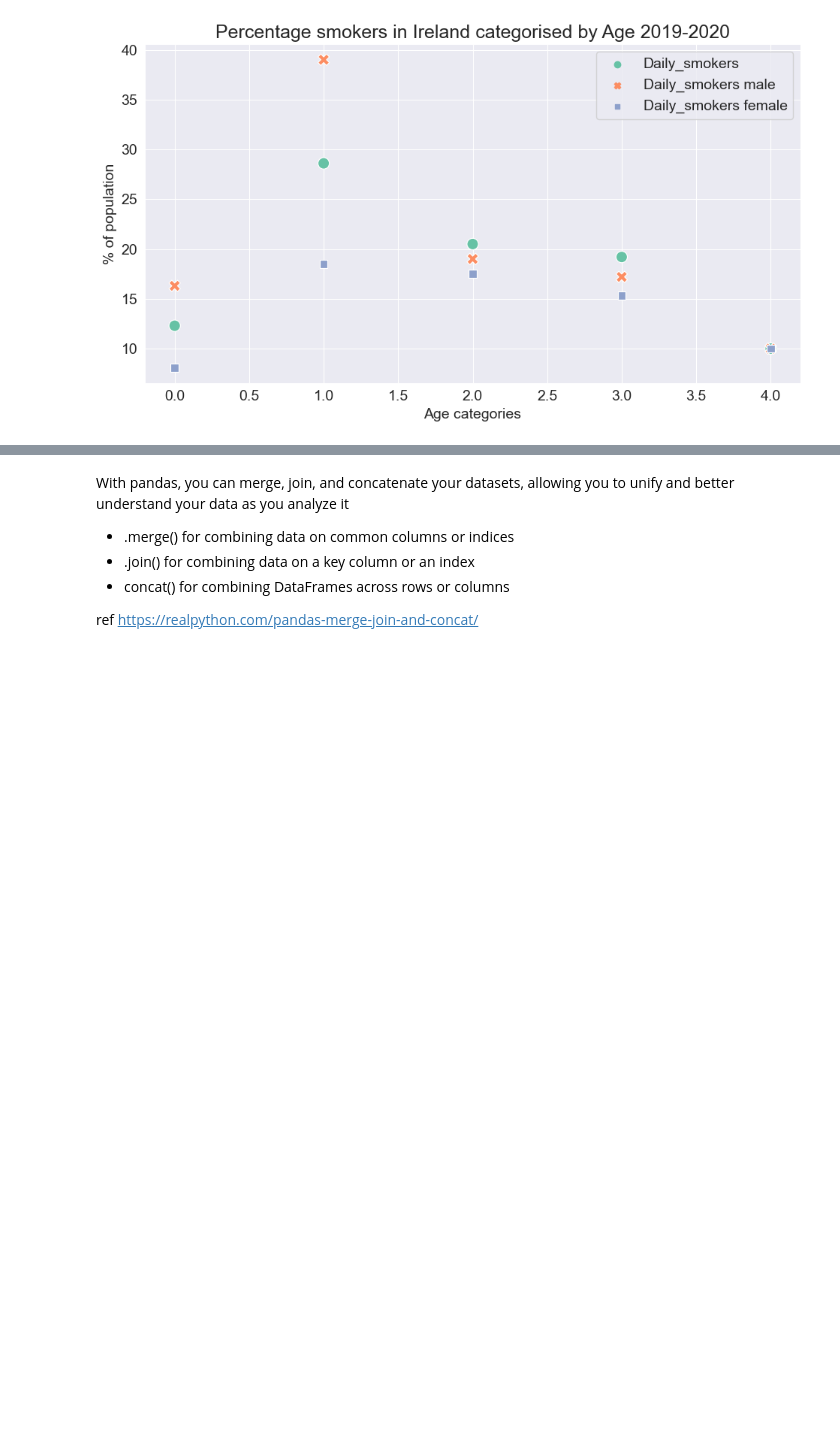
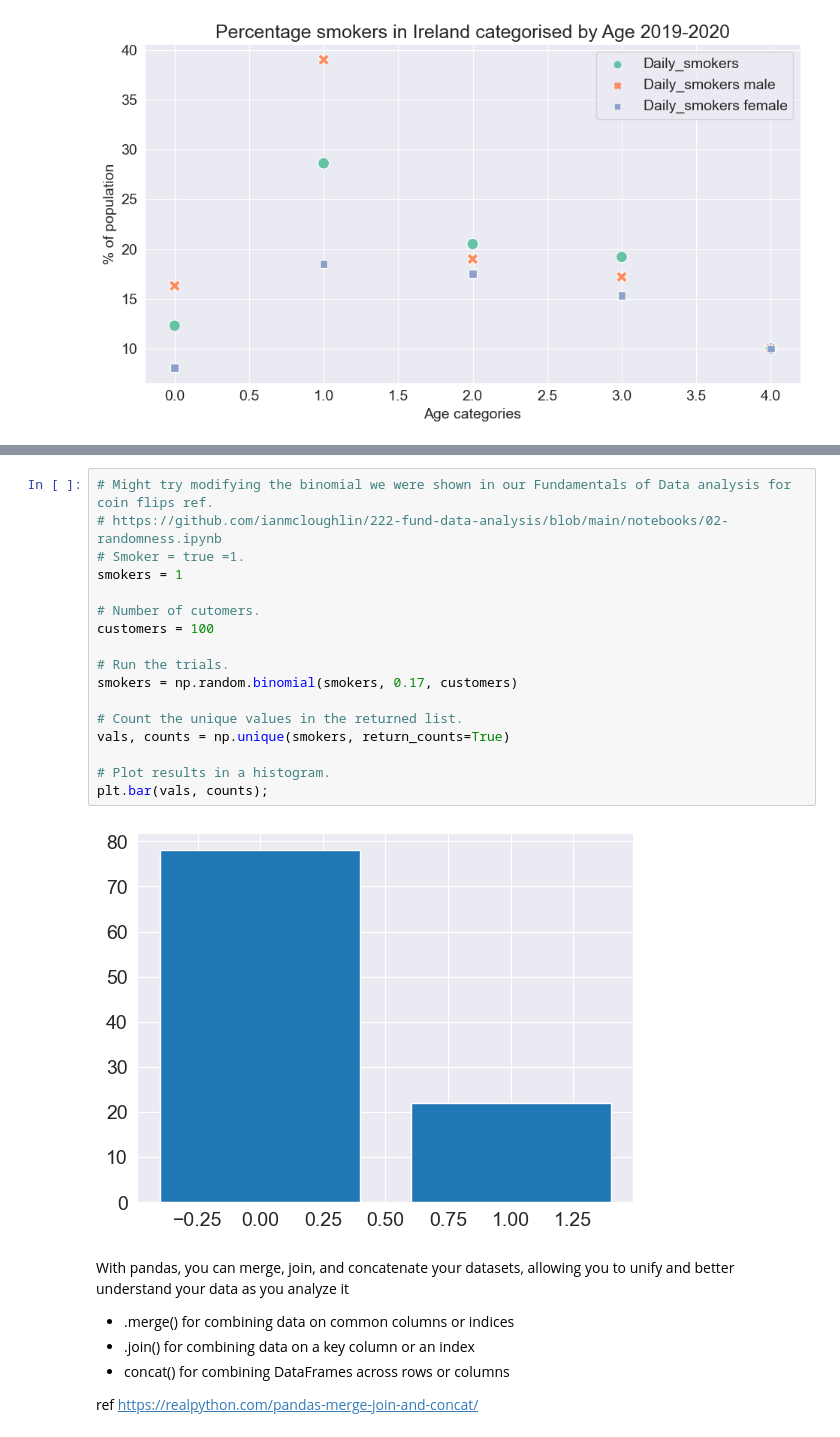
Before and after one commit to BridK02/PfDA-assignment, a Jupyter notebook: PfDA_Assignment.ipynb, the cells around one changed output, grey strips where cells are left out. Drawn from its saved outputs; the diff is of its cells as text; blank space fills up the shorter version.

```diff
--- a/PfDA_Assignment.ipynb
+++ b/PfDA_Assignment.ipynb
@@ -600,3 +675,22 @@ plt.show()
+# %%
+# Might try modifying the binomial we were shown in our Fundamentals of Data analysis for coin flips ref.
+# https://github.com/ianmcloughlin/222-fund-data-analysis/blob/main/notebooks/02-randomness.ipynb
+# Smoker = true =1.
+smokers = 1
+
+# Number of cutomers.
+customers = 100
+
+# Run the trials.
+smokers = np.random.binomial(smokers, 0.17, customers)
+
+# Count the unique values in the returned list.
+vals, counts = np.unique(smokers, return_counts=True)
+
+# Plot results in a histogram.
+plt.bar(vals, counts);
+# %% [output]
+[figure, added]
 # %% [markdown]
 With pandas, you can merge, join, and concatenate your datasets, allowing you to unify and better understand your data as you analyze it
 * .merge() for combining data on common columns or indices
```
Also changed, not shown: parts of 12 cells of this notebook.
